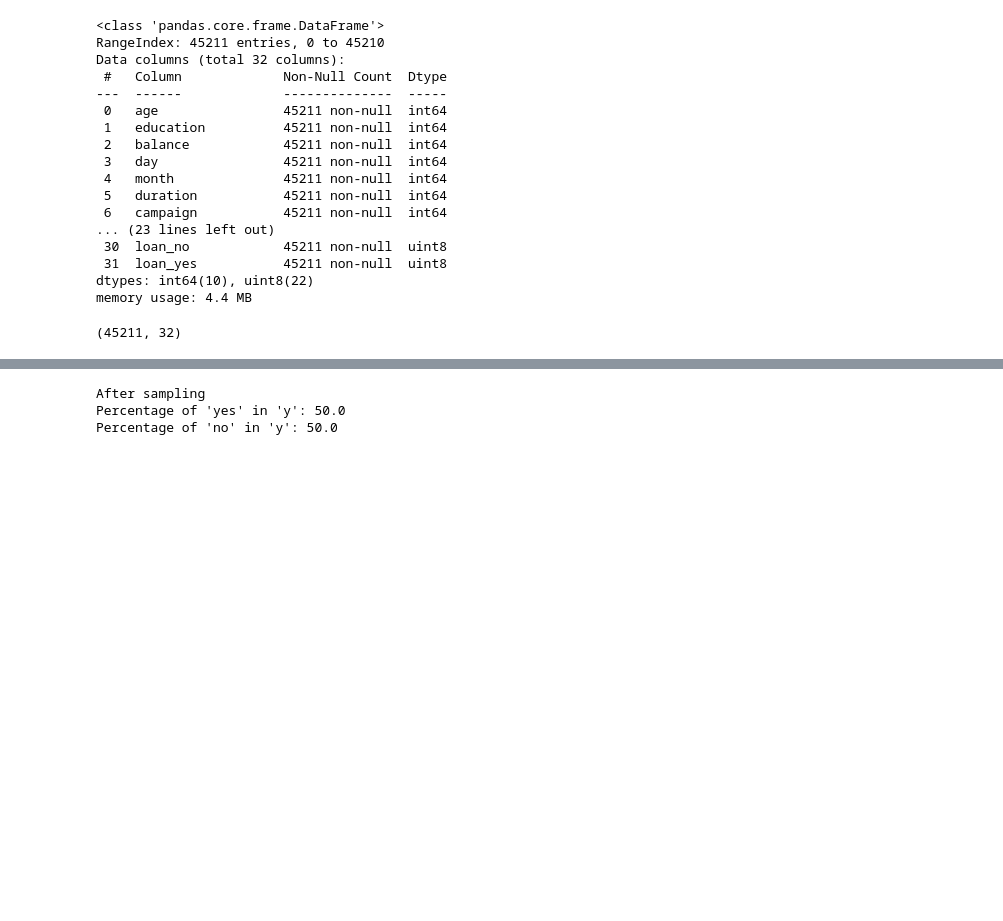
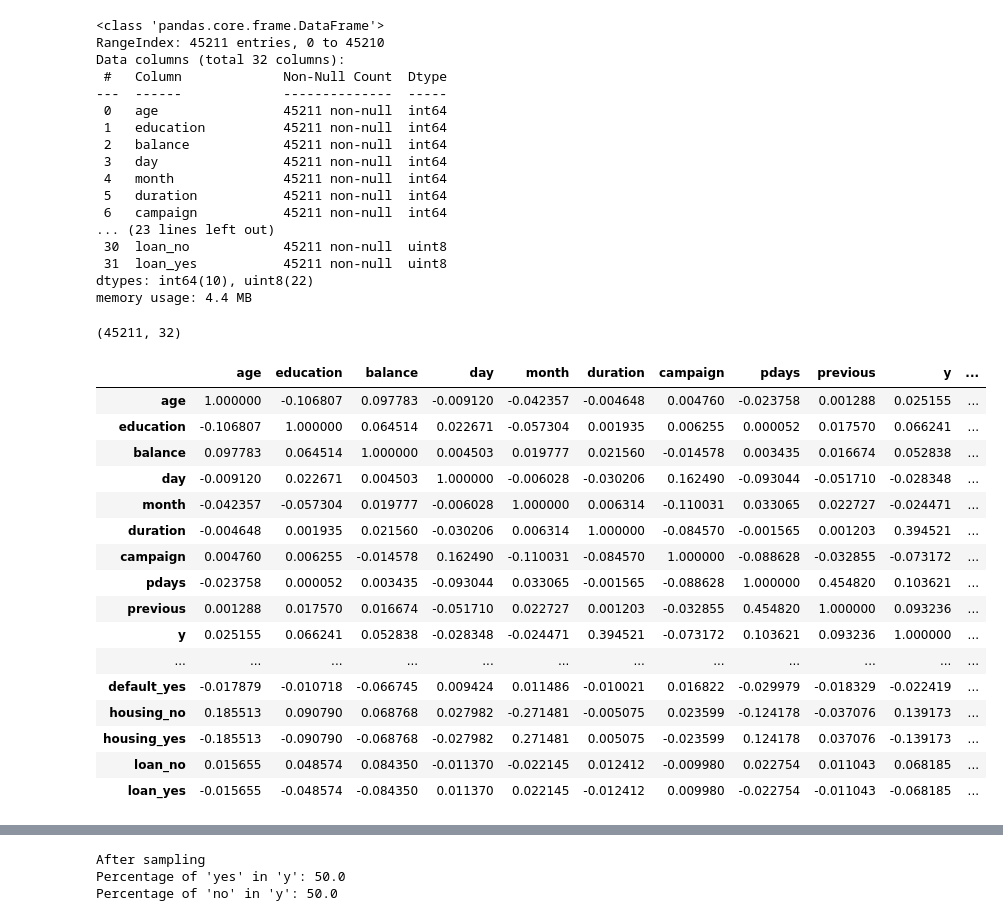
Before and after one commit to konradbachusz/AWS-MLOps-module_test, a Jupyter notebook: mlops_ml_models/data_cleaning.ipynb, the cells around one changed output, grey strips where cells are left out. Cells and saved outputs as stored; diff of their text form; code cells hidden in the pictures; blank space fills up the shorter version.

```diff
--- a/mlops_ml_models/data_cleaning.ipynb
+++ b/mlops_ml_models/data_cleaning.ipynb
@@ -68,18 +95,6 @@ print(cat_features)
 data_encoded = pd.get_dummies(
     df, columns=["job", "marital", "contact", "default", "housing", "loan"]
 )
-# %%
-from sklearn.preprocessing import LabelEncoder
-
-# Initialize the LabelEncoder
-label_encoder = LabelEncoder()
-
-# Fit and transform the 'y' column to numerical values
-data_encoded["y"] = label_encoder.fit_transform(data_encoded["y"])
-# %%
-data_encoded["month"] = label_encoder.fit_transform(data_encoded["month"])
-# %%
-data_encoded["education"] = label_encoder.fit_transform(data_encoded["education"])
 # %%
 pd.set_option("display.max_columns", None)
 # %%
@@ -129,3 +144,23 @@ memory usage: 4.4 MB
 data_encoded.shape
 # %% [output]
 (45211, 32)
+# %%
+data_encoded.corr()
+# %% [output]
+|  | age | education | balance | day | month | duration | campaign | pdays | previous | y | ... |
+| age | 1.000000 | -0.106807 | 0.097783 | -0.009120 | -0.042357 | -0.004648 | 0.004760 | -0.023758 | 0.001288 | 0.025155 | ... |
+| education | -0.106807 | 1.000000 | 0.064514 | 0.022671 | -0.057304 | 0.001935 | 0.006255 | 0.000052 | 0.017570 | 0.066241 | ... |
+| balance | 0.097783 | 0.064514 | 1.000000 | 0.004503 | 0.019777 | 0.021560 | -0.014578 | 0.003435 | 0.016674 | 0.052838 | ... |
+| day | -0.009120 | 0.022671 | 0.004503 | 1.000000 | -0.006028 | -0.030206 | 0.162490 | -0.093044 | -0.051710 | -0.028348 | ... |
+| month | -0.042357 | -0.057304 | 0.019777 | -0.006028 | 1.000000 | 0.006314 | -0.110031 | 0.033065 | 0.022727 | -0.024471 | ... |
+| duration | -0.004648 | 0.001935 | 0.021560 | -0.030206 | 0.006314 | 1.000000 | -0.084570 | -0.001565 | 0.001203 | 0.394521 | ... |
+| campaign | 0.004760 | 0.006255 | -0.014578 | 0.162490 | -0.110031 | -0.084570 | 1.000000 | -0.088628 | -0.032855 | -0.073172 | ... |
+| pdays | -0.023758 | 0.000052 | 0.003435 | -0.093044 | 0.033065 | -0.001565 | -0.088628 | 1.000000 | 0.454820 | 0.103621 | ... |
+| previous | 0.001288 | 0.017570 | 0.016674 | -0.051710 | 0.022727 | 0.001203 | -0.032855 | 0.454820 | 1.000000 | 0.093236 | ... |
+| y | 0.025155 | 0.066241 | 0.052838 | -0.028348 | -0.024471 | 0.394521 | -0.073172 | 0.103621 | 0.093236 | 1.000000 | ... |
+| ... | ... | ... | ... | ... | ... | ... | ... | ... | ... | ... | ... |
+| default_yes | -0.017879 | -0.010718 | -0.066745 | 0.009424 | 0.011486 | -0.010021 | 0.016822 | -0.029979 | -0.018329 | -0.022419 | ... |
+| housing_no | 0.185513 | 0.090790 | 0.068768 | 0.027982 | -0.271481 | -0.005075 | 0.023599 | -0.124178 | -0.037076 | 0.139173 | ... |
+| housing_yes | -0.185513 | -0.090790 | -0.068768 | -0.027982 | 0.271481 | 0.005075 | -0.023599 | 0.124178 | 0.037076 | -0.139173 | ... |
+| loan_no | 0.015655 | 0.048574 | 0.084350 | -0.011370 | -0.022145 | 0.012412 | -0.009980 | 0.022754 | 0.011043 | 0.068185 | ... |
+| loan_yes | -0.015655 | -0.048574 | -0.084350 | 0.011370 | 0.022145 | -0.012412 | 0.009980 | -0.022754 | -0.011043 | -0.068185 | ... |
```
Also changed, not shown: parts of 7 cells of this notebook, 3 other files.
